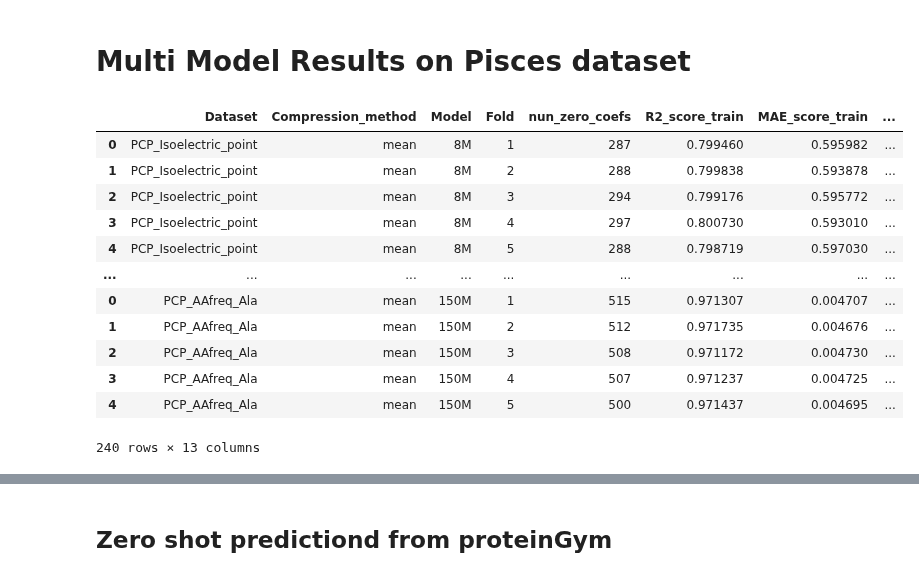
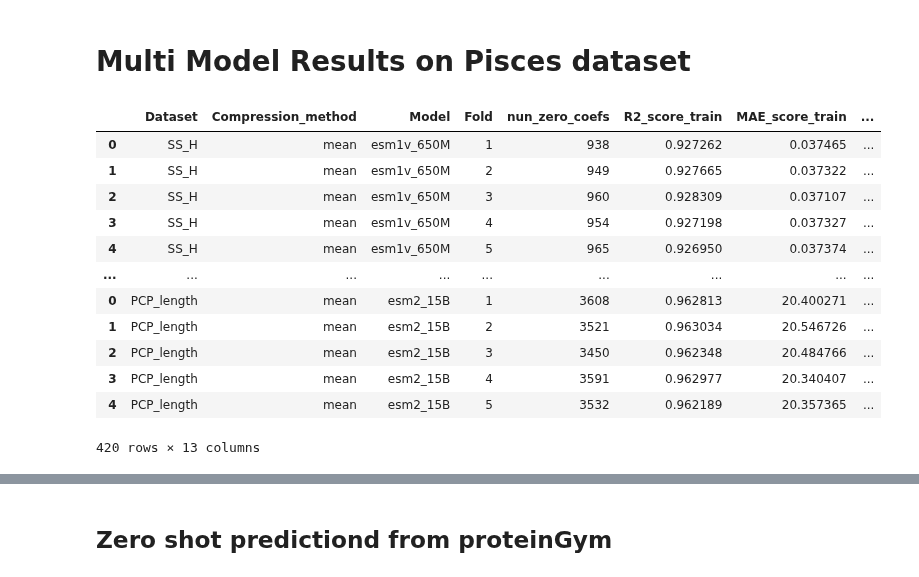
Before and after one commit to ziul-bio/SWAT, a Jupyter notebook: plot_results.ipynb, the cells around one changed output, grey strips where cells are left out. Saved outputs shown, nothing was run; the diff lists cells and outputs as text; code cells hidden in the pictures.

```diff
--- a/plot_results.ipynb
+++ b/plot_results.ipynb
@@ -181,13 +193,18 @@ cols_order = [
 # %%
+import re
+
 df = pd.DataFrame()
-for file in os.listdir('results/lassoCV_DMS9/'):
-    if file.endswith('.csv'):
-        target = file.split('_esm2_')[0]
-        model = file.split('_esm2_')[1].split('_')[0]
-        data = pd.read_csv(f'results/lassoCV_DMS9/{file}', index_col=0)
-        data['Model'] = model
-        data['Dataset'] = target
-        df = pd.concat([df, data])
+
+models = ['esm1v_650M', 'esm2_8M', 'esm2_35M', 'esm2_150M_all', 'esm2_650M', 'esm2_3B', 'esm2_15B']
+for model in models:
+    for file in os.listdir(f'results/lassoCV_DMS/{model}'):
+        if file.endswith('.csv'):
+            target = re.split(r'_esm.*_', file)[0]
+            #model = file.split('_esm2_')[1].split('_')[0]
+            data = pd.read_csv(f'results/lassoCV_DMS/{model}/{file}', index_col=0)
+            data['Model'] = model
+            data['Dataset'] = target
+            df = pd.concat([df, data])
 
 df= df[cols_order].copy()
 df
@@ -240,30 +285,33 @@ plt.show()
 # %%
+import re
+
 df = pd.DataFrame()
-for file in os.listdir('results/lassoCV_PISCES/'):
-    if file.endswith('.csv'):
-        target = file.split('_esm2_')[0]
-        model = file.split('_esm2_')[1].split('_')[0]
-        data = pd.read_csv(f'results/lassoCV_pisces/{file}', index_col=0)
-        data['Model'] = model
-        data['Dataset'] = target
-        df = pd.concat([df, data])
+models = ['esm1v_650M', 'esm2_8M', 'esm2_35M', 'esm2_150M', 'esm2_650M', 'esm2_3B', 'esm2_15B']
+for model in models:
+    for file in os.listdir(f'results/lassoCV_PISCES/{model}'):
+        if file.endswith('.csv'):
+            target = re.split(r'_esm.*_', file)[0]
+            data = pd.read_csv(f'results/lassoCV_PISCES/{model}/{file}', index_col=0)
+            data['Model'] = model
+            data['Dataset'] = target
+            df = pd.concat([df, data])
 
 df= df[cols_order].copy()
 df
 # %% [output]
 |  | Dataset | Compression_method | Model | Fold | nun_zero_coefs | R2_score_train | MAE_score_train | ... |
-| 0 | PCP_Isoelectric_point | mean | 8M | 1 | 287 | 0.799460 | 0.595982 | ... |
-| 1 | PCP_Isoelectric_point | mean | 8M | 2 | 288 | 0.799838 | 0.593878 | ... |
-| 2 | PCP_Isoelectric_point | mean | 8M | 3 | 294 | 0.799176 | 0.595772 | ... |
-| 3 | PCP_Isoelectric_point | mean | 8M | 4 | 297 | 0.800730 | 0.593010 | ... |
-| 4 | PCP_Isoelectric_point | mean | 8M | 5 | 288 | 0.798719 | 0.597030 | ... |
+| 0 | SS_H | mean | esm1v_650M | 1 | 938 | 0.927262 | 0.037465 | ... |
+| 1 | SS_H | mean | esm1v_650M | 2 | 949 | 0.927665 | 0.037322 | ... |
+| 2 | SS_H | mean | esm1v_650M | 3 | 960 | 0.928309 | 0.037107 | ... |
+| 3 | SS_H | mean | esm1v_650M | 4 | 954 | 0.927198 | 0.037327 | ... |
+| 4 | SS_H | mean | esm1v_650M | 5 | 965 | 0.926950 | 0.037374 | ... |
 | ... | ... | ... | ... | ... | ... | ... | ... | ... |
-| 0 | PCP_AAfreq_Ala | mean | 150M | 1 | 515 | 0.971307 | 0.004707 | ... |
-| 1 | PCP_AAfreq_Ala | mean | 150M | 2 | 512 | 0.971735 | 0.004676 | ... |
-| 2 | PCP_AAfreq_Ala | mean | 150M | 3 | 508 | 0.971172 | 0.004730 | ... |
-| 3 | PCP_AAfreq_Ala | mean | 150M | 4 | 507 | 0.971237 | 0.004725 | ... |
-| 4 | PCP_AAfreq_Ala | mean | 150M | 5 | 500 | 0.971437 | 0.004695 | ... |
+| 0 | PCP_length | mean | esm2_15B | 1 | 3608 | 0.962813 | 20.400271 | ... |
+| 1 | PCP_length | mean | esm2_15B | 2 | 3521 | 0.963034 | 20.546726 | ... |
+| 2 | PCP_length | mean | esm2_15B | 3 | 3450 | 0.962348 | 20.484766 | ... |
+| 3 | PCP_length | mean | esm2_15B | 4 | 3591 | 0.962977 | 20.340407 | ... |
+| 4 | PCP_length | mean | esm2_15B | 5 | 3532 | 0.962189 | 20.357365 | ... |
-240 rows × 13 columns
+420 rows × 13 columns
 # %%
 #df.to_csv('results/summary_lassoCV_multi_model_pisces.csv')
 # %%
```
Also changed, not shown: parts of 11 cells of this notebook.
